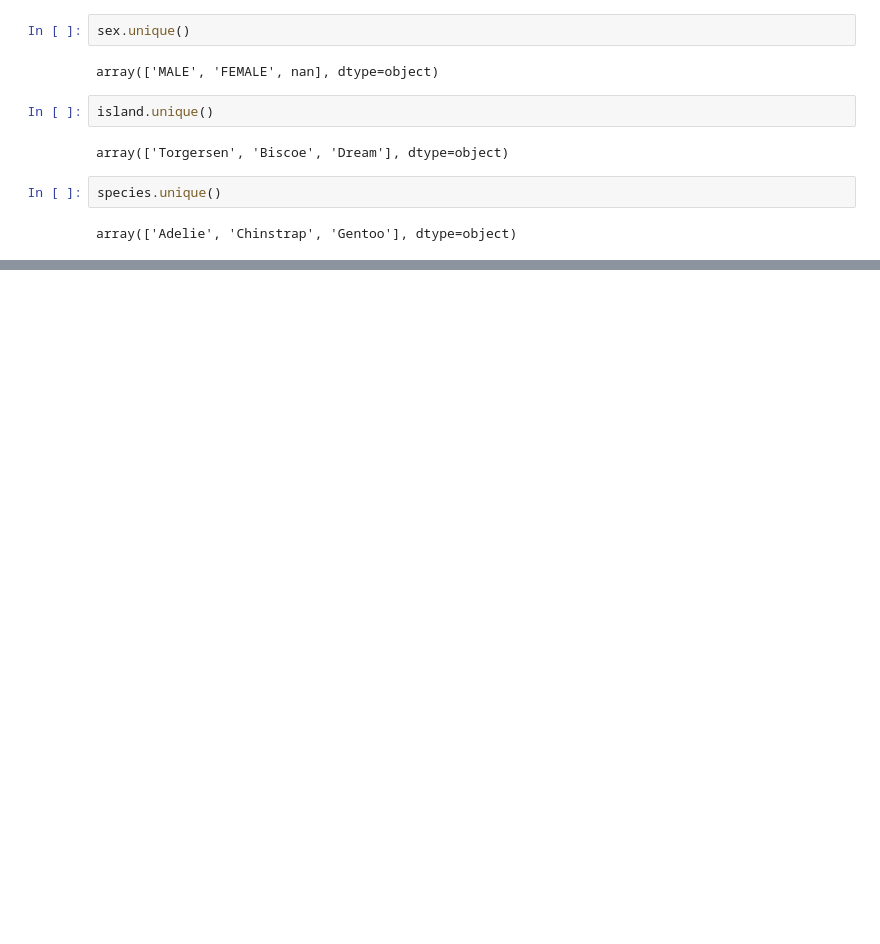
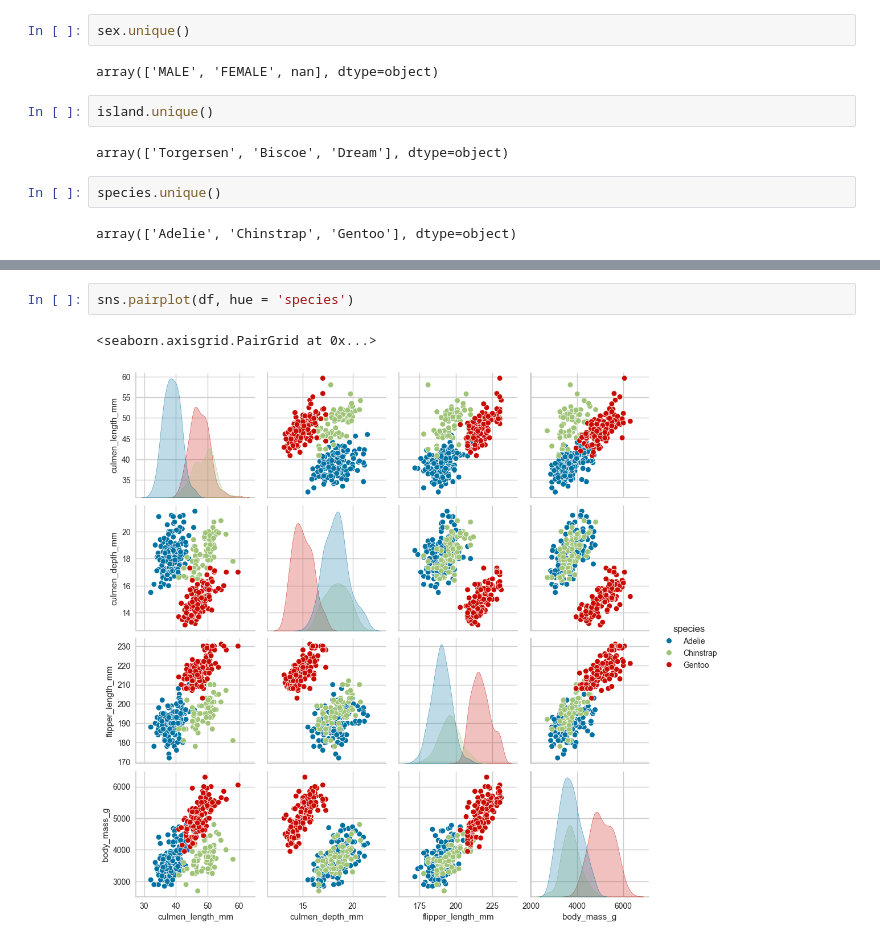
Before and after one commit to Gabs19/IC-Clustering, a Jupyter notebook: clustering_jupyter.ipynb, the cells around one changed output, grey strips where cells are left out. Saved outputs shown, nothing was run; the diff lists cells and outputs as text; blank space fills up the shorter version.

```diff
--- a/clustering_jupyter.ipynb
+++ b/clustering_jupyter.ipynb
@@ -90,0 +116,5 @@ NameError: name 'flipper_length_mm' is not defined
+# %%
+sns.pairplot(df, hue = 'species')
+# %% [output]
+<seaborn.axisgrid.PairGrid at 0x...>
+[figure, added]
```
Also changed, not shown: parts of 19 cells of this notebook.
